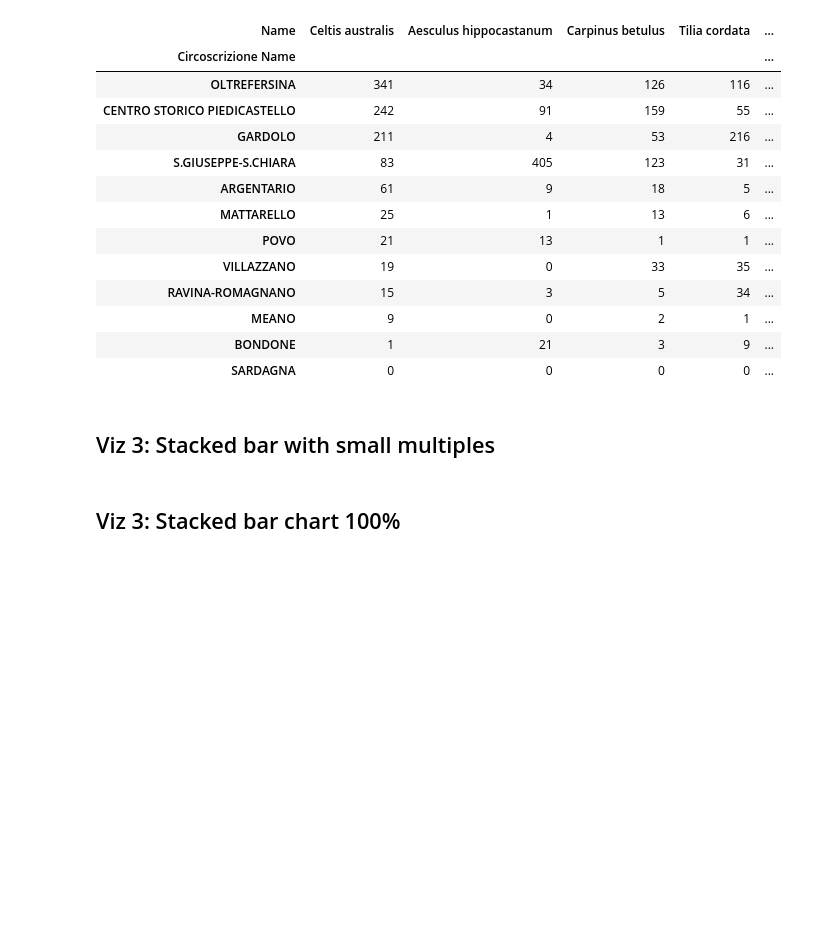
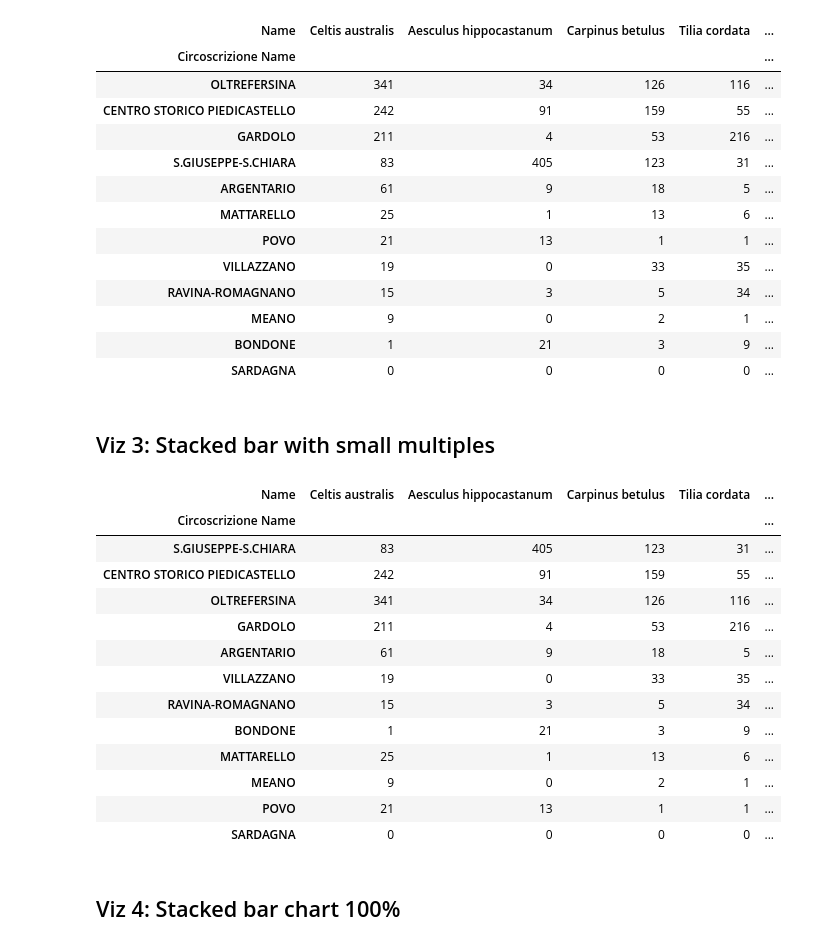
Before and after one commit to DataViz-Group3/DataViz-Group3, a Jupyter notebook: src/preprocessing.ipynb, the cells around one changed output. Drawn from its saved outputs; the diff is of its cells as text; code cells hidden in the pictures; blank space fills up the shorter version.

Commit message:
Stacked chart with total and as percentages

```diff
--- a/src/preprocessing.ipynb
+++ b/src/preprocessing.ipynb
@@ -128,2 +128,23 @@ df_tree_abundance.to_csv('../data_clean/a1_v2_stacked_chart.csv')
 # %% [markdown]
 ## Viz 3: Stacked bar with small multiples
+# %%
+df_circo_tree_counts_tot = df_circo_tree_counts.loc[list(top_circo.index)]
+df_circo_tree_counts_tot['Total'] = df_circo_tree_counts.sum(axis=1)
+df_circo_tree_counts_tot = df_circo_tree_counts_tot.sort_values('Total', ascending=False)
+
+df_circo_tree_counts_tot
+# %% [output]
+| Name | Celtis australis | Aesculus hippocastanum | Carpinus betulus | Tilia cordata | ... |
+| Circoscrizione Name |  |  |  |  | ... |
+| S.GIUSEPPE-S.CHIARA | 83 | 405 | 123 | 31 | ... |
+| CENTRO STORICO PIEDICASTELLO | 242 | 91 | 159 | 55 | ... |
+| OLTREFERSINA | 341 | 34 | 126 | 116 | ... |
+| GARDOLO | 211 | 4 | 53 | 216 | ... |
+| ARGENTARIO | 61 | 9 | 18 | 5 | ... |
+| VILLAZZANO | 19 | 0 | 33 | 35 | ... |
+| RAVINA-ROMAGNANO | 15 | 3 | 5 | 34 | ... |
+| BONDONE | 1 | 21 | 3 | 9 | ... |
+| MATTARELLO | 25 | 1 | 13 | 6 | ... |
+| MEANO | 9 | 0 | 2 | 1 | ... |
+| POVO | 21 | 13 | 1 | 1 | ... |
+| SARDAGNA | 0 | 0 | 0 | 0 | ... |
@@ -130,2 +153,2 @@ df_tree_abundance.to_csv('../data_clean/a1_v2_stacked_chart.csv')
 # %% [markdown]
-## Viz 3: Stacked bar chart 100%
+## Viz 4: Stacked bar chart 100%
```
Also changed, not shown: parts of 8 cells of this notebook, 4 other files.
